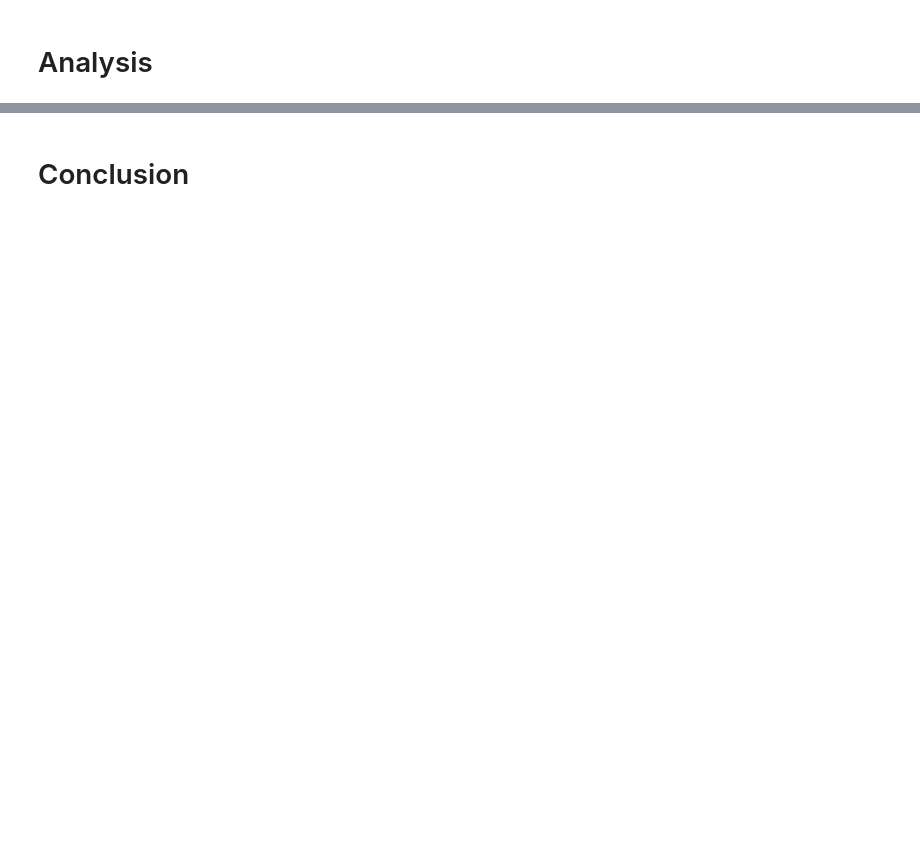
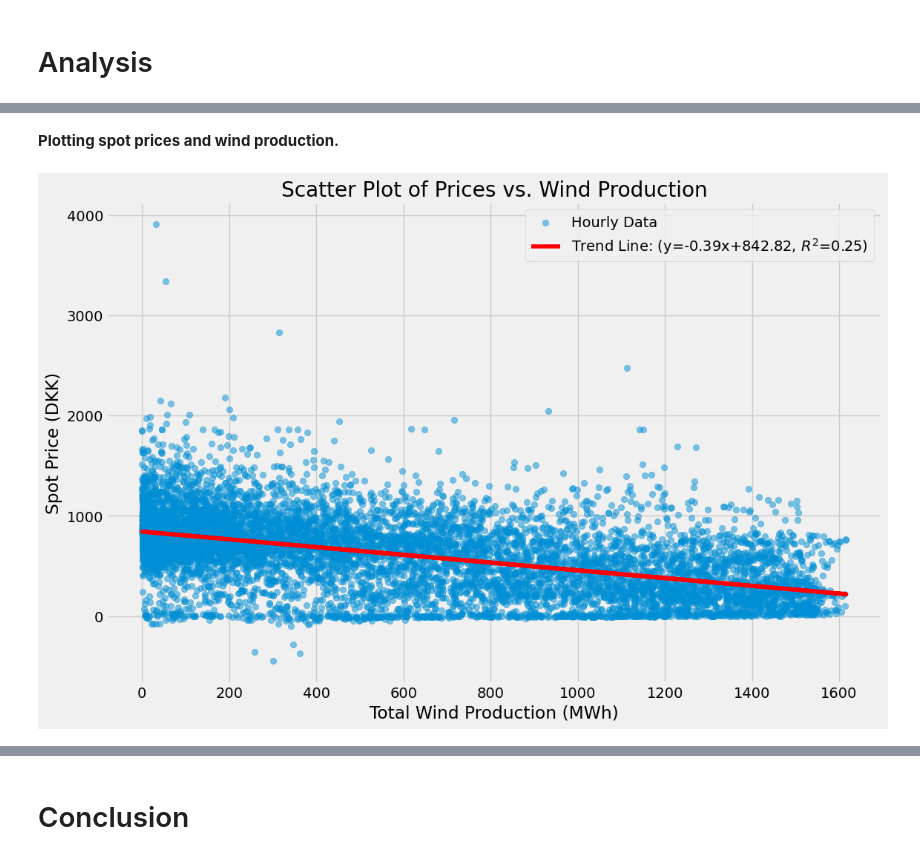
Before and after one commit to NumEconCopenhagen/projects-2024-a-j, a Jupyter notebook: dataproject/dataproject.ipynb, the cells around one changed output, grey strips where cells are left out. Cells and saved outputs as stored; diff of their text form; code cells hidden in the pictures; blank space fills up the shorter version.

```diff
--- a/dataproject/dataproject.ipynb
+++ b/dataproject/dataproject.ipynb
@@ -71,0 +222,22 @@ MAKE FURTHER ANALYSIS. EXPLAIN THE CODE BRIEFLY AND SUMMARIZE THE RESULTS.
+# %% [markdown]
+**Plotting spot prices and wind production.**
+# %%
+# Data for the scatter plot
+x = merged_df['TotalWindProductionMWh']
+y = merged_df['SpotPriceDKK']
+
+# Calculate the trend line
+slope, intercept, r_value, p_value, std_err = linregress(x, y)
+line = slope * x + intercept
+
+# Plotting
+plt.figure(figsize=(12, 8))
+plt.scatter(x, y, alpha=0.5, label='Hourly Data')
+plt.plot(x, line, 'r', label=f'Trend Line: (y={slope:.2f}x+{intercept:.2f}, $R^2$={r_value**2:.2f})')
+plt.xlabel('Total Wind Production (MWh)')
+plt.ylabel('Spot Price (DKK)')
+plt.title('Scatter Plot of Prices vs. Wind Production')
+plt.legend()
+plt.show()
+# %% [output]
+[figure, added]
```
Also changed, not shown: parts of 40 cells of this notebook, 6 other files.
